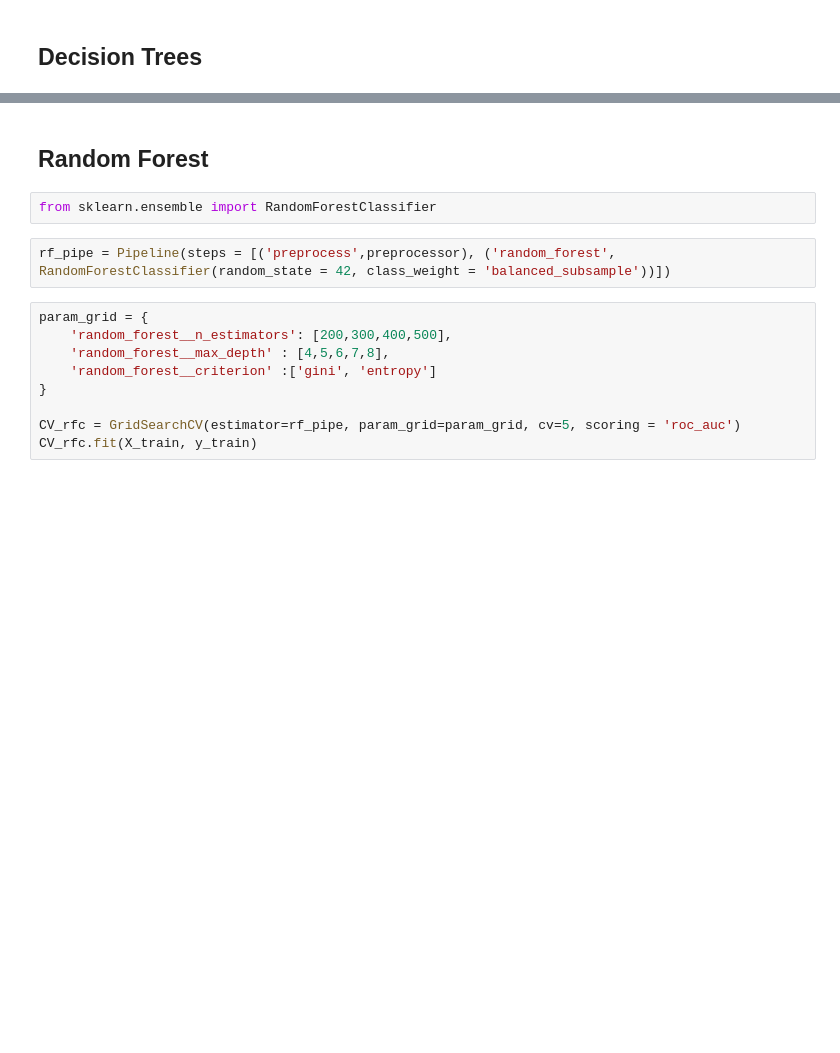
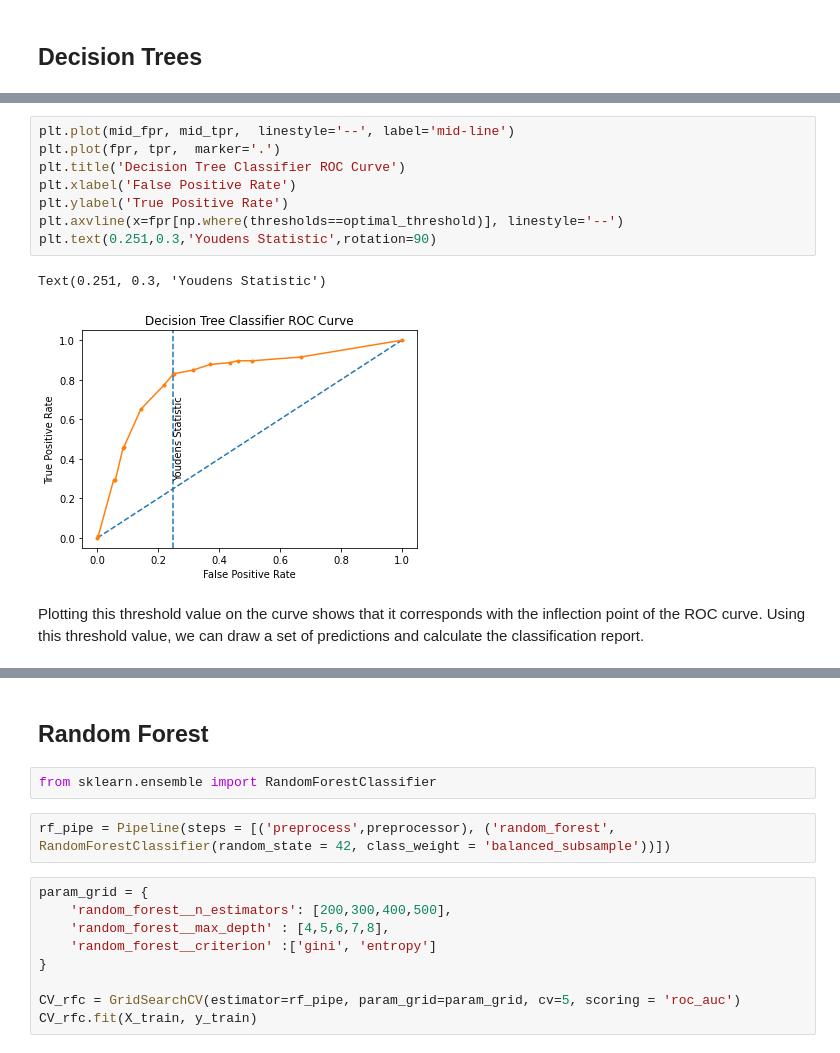
Before and after one commit to birddropping/IND5003-Group-Project, a Jupyter notebook: IND5003_Group_Project_Wesley.ipynb, the cells around one changed output, grey strips where cells are left out. Drawn from its saved outputs; the diff is of its cells as text; blank space fills up the shorter version.

```diff
--- a/IND5003_Group_Project_Wesley.ipynb
+++ b/IND5003_Group_Project_Wesley.ipynb
@@ -643,0 +615,13 @@ roc_auc_score(y_test,y_pred_tree)
+# %%
+plt.plot(mid_fpr, mid_tpr,  linestyle='--', label='mid-line')
+plt.plot(fpr, tpr,  marker='.')
+plt.title('Decision Tree Classifier ROC Curve')
+plt.xlabel('False Positive Rate')
+plt.ylabel('True Positive Rate')
+plt.axvline(x=fpr[np.where(thresholds==optimal_threshold)], linestyle='--')
+plt.text(0.251,0.3,'Youdens Statistic',rotation=90)
+# %% [output]
+Text(0.251, 0.3, 'Youdens Statistic')
+[figure, added]
+# %% [markdown]
+Plotting this threshold value on the curve shows that it corresponds with the inflection point of the ROC curve. Using this threshold value, we can draw a set of predictions and calculate the classification report.
```
Also changed, not shown: parts of 37 cells of this notebook, 1 other file.
